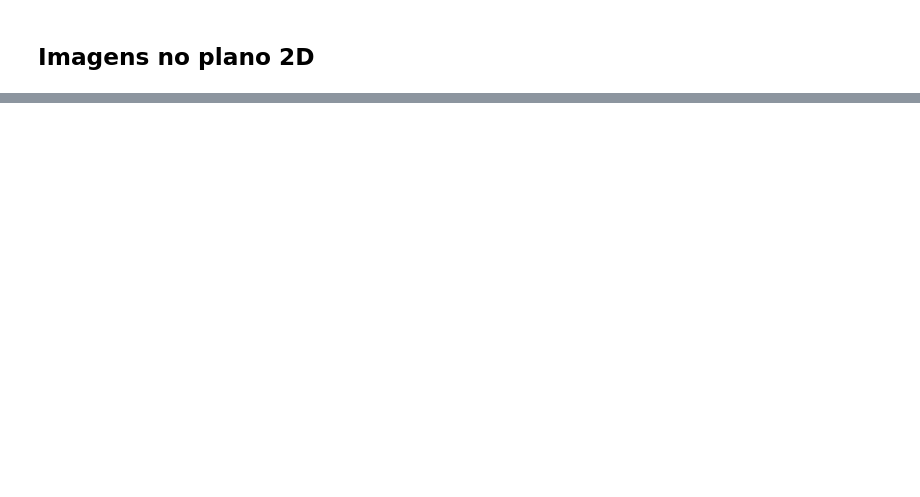
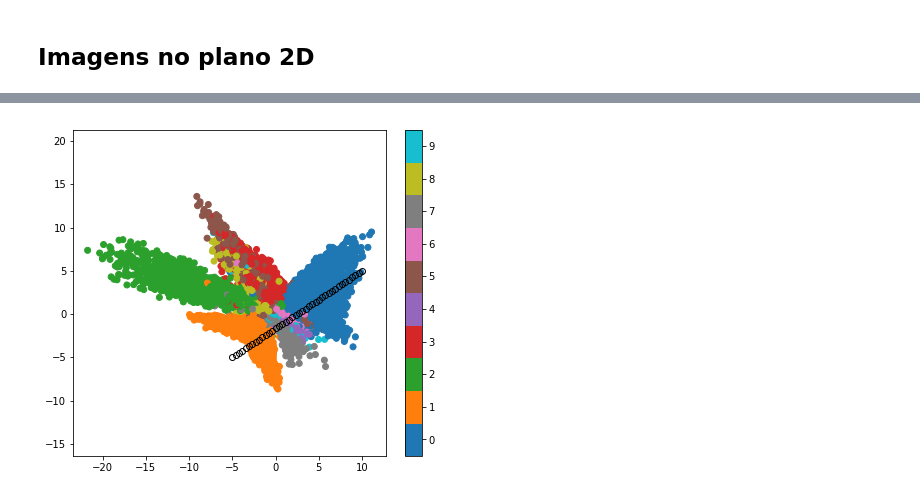
Before and after one commit to robertoalotufo/rnap, a Jupyter notebook: PyTorch/autoencoder.ipynb, the cells around one changed output, grey strips where cells are left out. Saved outputs shown, nothing was run; the diff lists cells and outputs as text; code cells hidden in the pictures; blank space fills up the shorter version.

```diff
--- a/PyTorch/autoencoder.ipynb
+++ b/PyTorch/autoencoder.ipynb
@@ -203 +206,14 @@ plt.show()
+# %%
+n = 40
+x = np.linspace(-5., 10., n)
+y = np.linspace(-5.,  5., n)
+plt.figure(figsize=(7, 6))
+plt.scatter(encoded_data[:, 0], encoded_data[:, 1], c=yy_train.numpy(), cmap=plt.cm.tab10, vmin=-.5, vmax=9.5)
+plt.plot(x, y, 'ko', mfc='none')
+plt.axis('equal')
+cbar = plt.colorbar();
+cbar.set_ticks(np.arange(10))
+plt.show()
+# %% [output]
+[figure, added]
 # %%
```
Also changed, not shown: parts of 16 cells of this notebook.
